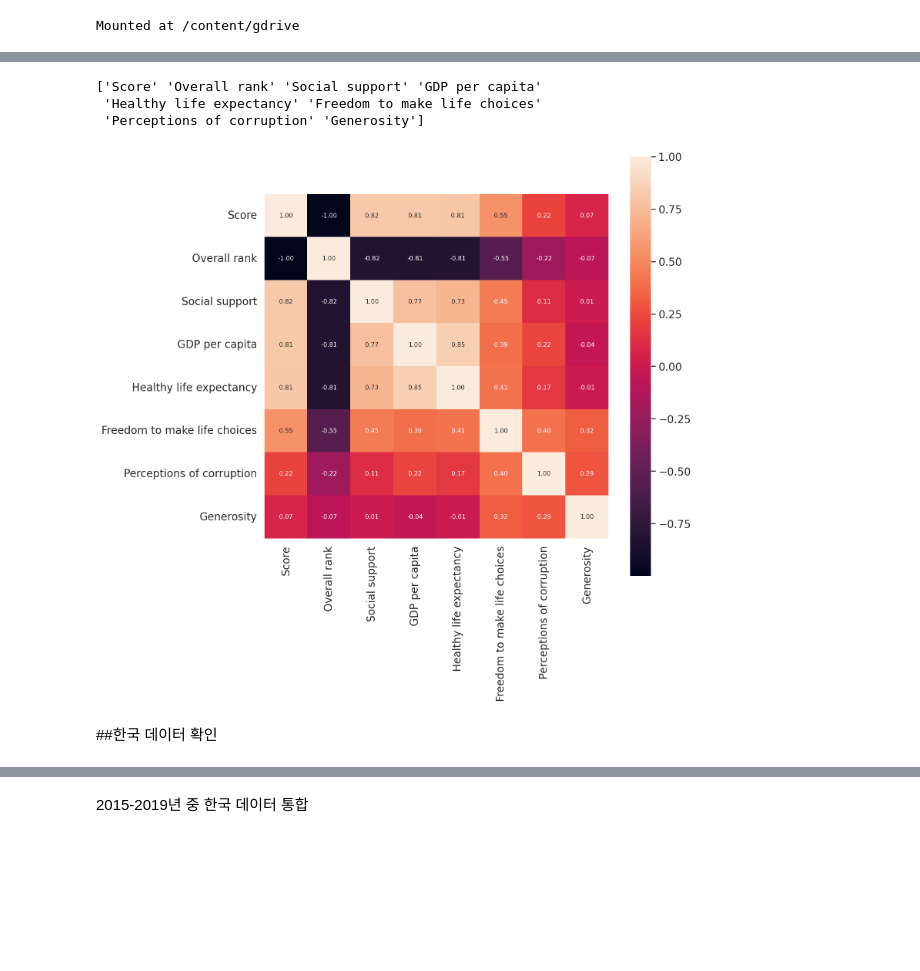
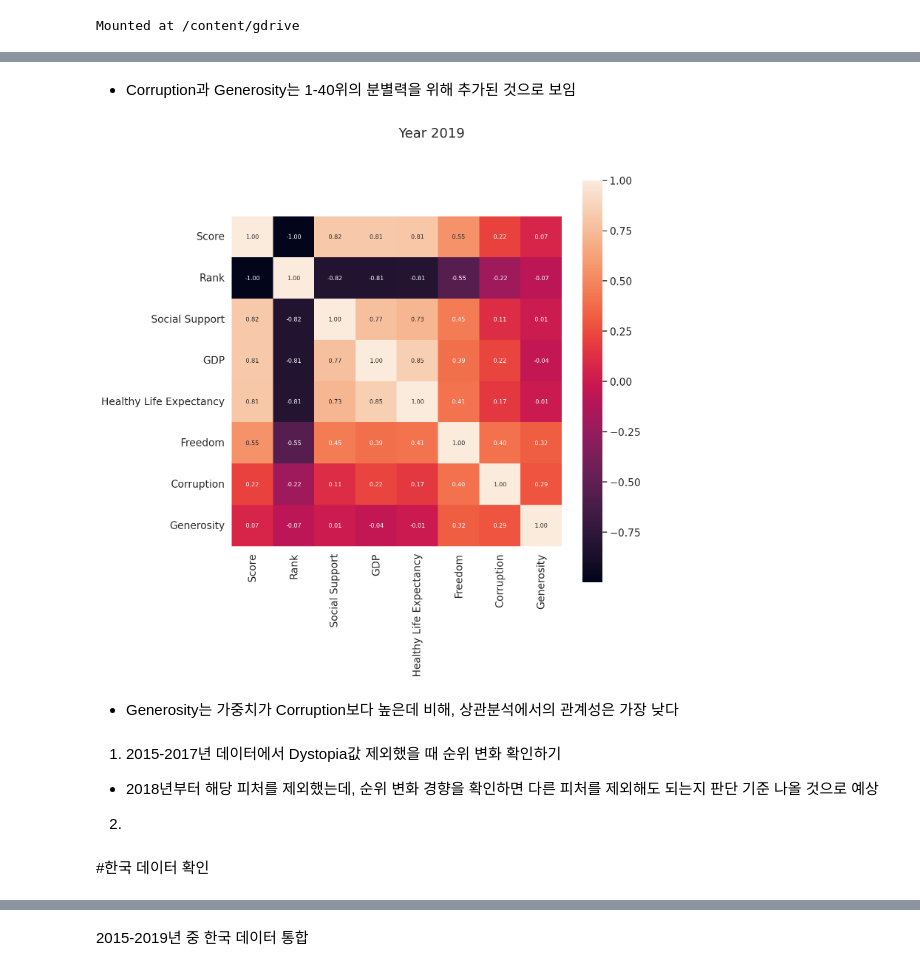
Before and after one commit to EA-park/AIFFEL_datathon, a Jupyter notebook: [Datathon]세계행복보고서_세계정복.ipynb, the cells around one changed output, grey strips where cells are left out. Cells and saved outputs as stored; diff of their text form; code cells hidden in the pictures; blank space fills up the shorter version.

```diff
--- a/[Datathon]세계행복보고서_세계정복.ipynb
+++ b/[Datathon]세계행복보고서_세계정복.ipynb
@@ -52,0 +217,9 @@ plt.show()
+# %%
+cor_abs = abs(happiness2017.corr(method='spearman'))
+cor_cols = cor_abs.nlargest(n=11, columns='Score').index
+cor = np.array(sp.stats.spearmanr(happiness2017[cor_cols].values))[0]
+plt.figure(figsize=(10,10))
+sns.set(font_scale=1.25)
+sns.heatmap(cor, fmt='.2f', annot=True, square=True, annot_kws={'size' : 8}, xticklabels=cor_cols.values, yticklabels=cor_cols.values)
+plt.suptitle('Year 2017')
+plt.show()
@@ -53,16 +245,22 @@ plt.show()
+# %% [markdown]
+- Corruption과 Generosity는 1-40위의 분별력을 위해 추가된 것으로 보임
 # %%
 cor_abs = abs(happiness2019.corr(method='spearman'))
 cor_cols = cor_abs.nlargest(n=10, columns='Score').index
 cor = np.array(sp.stats.spearmanr(happiness2019[cor_cols].values))[0]
-print(cor_cols.values)
 plt.figure(figsize=(10,10))
 sns.set(font_scale=1.25)
 sns.heatmap(cor, fmt='.2f', annot=True, square=True, annot_kws={'size' : 8}, xticklabels=cor_cols.values, yticklabels=cor_cols.values)
+plt.suptitle('Year 2019')
 plt.show()
 # %% [output]
-['Score' 'Overall rank' 'Social support' 'GDP per capita'
- 'Healthy life expectancy' 'Freedom to make life choices'
- 'Perceptions of corruption' 'Generosity']
-[figure, old version]
+[figure, new version]
+# %% [markdown]
+- Generosity는 가중치가 Corruption보다 높은데 비해, 상관분석에서의 관계성은 가장 낮다
+# %% [markdown]
+1. 2015-2017년 데이터에서 Dystopia값 제외했을 때 순위 변화 확인하기
+ - 2018년부터 해당 피처를 제외했는데, 순위 변화 경향을 확인하면 다른 피처를 제외해도 되는지 판단 기준 나올 것으로 예상
+
+2.
 # %% [markdown]
-##한국 데이터 확인
+#한국 데이터 확인
```
Also changed, not shown: parts of 50 cells of this notebook.
